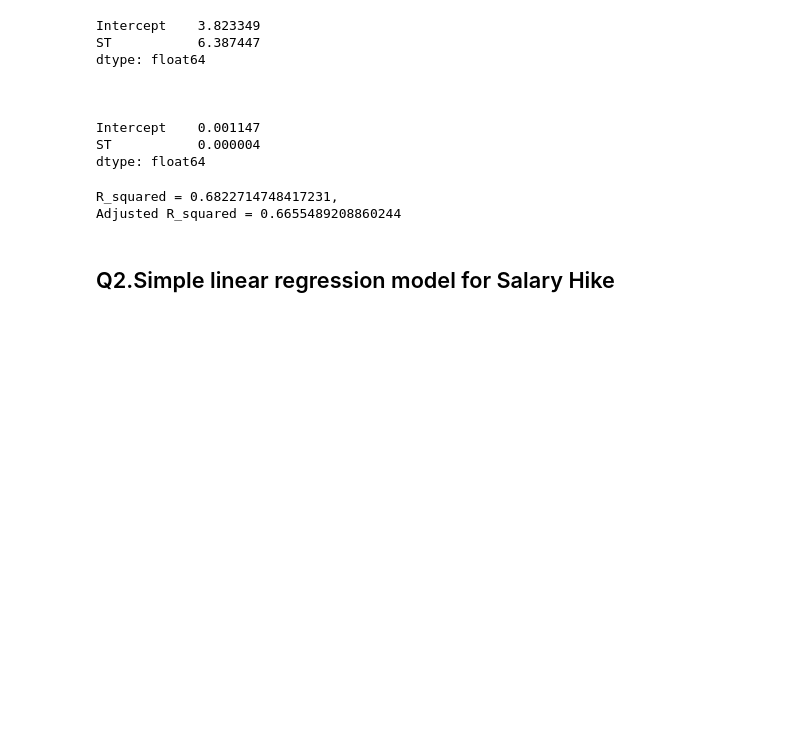
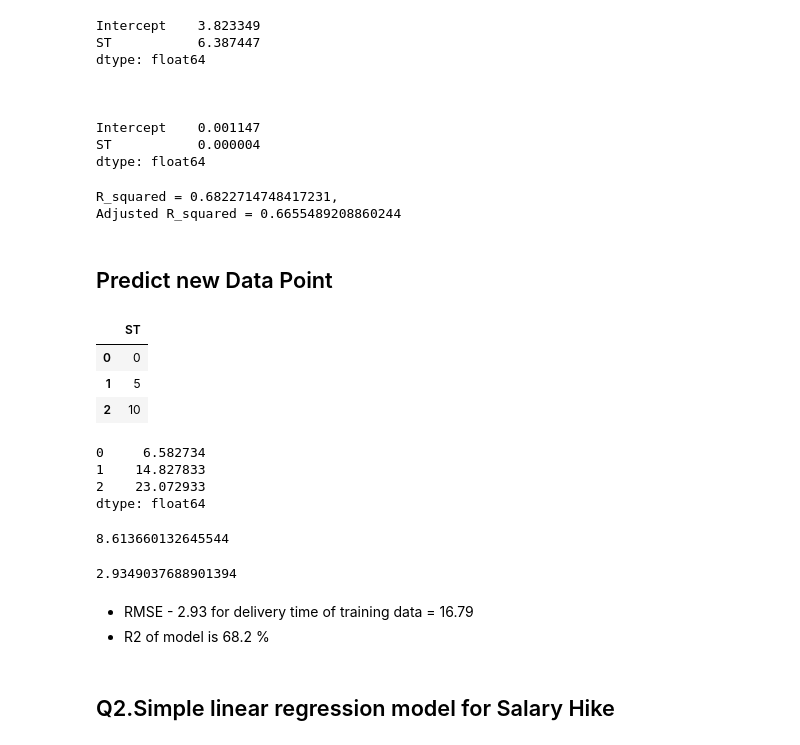
Before and after one commit to RadhaRamanJha/PythonCodes, a Jupyter notebook: DS_quick/Linear_models/Simple_linear_regression.ipynb, the cells around one changed output. Cells and saved outputs as stored; diff of their text form; code cells hidden in the pictures; blank space fills up the shorter version.

Commit message:
Update on Linear model

```diff
--- a/DS_quick/Linear_models/Simple_linear_regression.ipynb
+++ b/DS_quick/Linear_models/Simple_linear_regression.ipynb
@@ -142,6 +142,37 @@ print(f"R_squared = {model.rsquared},\nAdjusted R_squared = {model.rsquared_adj}
 # %% [output]
 R_squared = 0.6822714748417231,
 Adjusted R_squared = 0.6655489208860244
+# %% [markdown]
+## Predict new Data Point
+# %%
+new_data = pd.array([0,5,10],dtype=np.int64)
+pred_data = pd.DataFrame(new_data,columns=['ST'])
+pred_data
+# %% [output]
+|  | ST |
+| 0 | 0 |
+| 1 | 5 |
+| 2 | 10 |
+# %%
+model.predict(pred_data)
+# %% [output]
+0     6.582734
+1    14.827833
+2    23.072933
+dtype: float64
+# %%
+model.mse_resid
+# %% [output]
+8.613660132645544
+# %%
+# mean Delivery Time of Training Data is 16.79
+# RMSE is
+np.sqrt(model.mse_resid)
+# %% [output]
+2.9349037688901394
+# %% [markdown]
++  RMSE -  2.93 for delivery time of training data = 16.79
++ R2 of model is 68.2 %
 # %% [markdown]
 ## Q2.Simple linear regression model for Salary Hike
 # %%
```
Also changed, not shown: parts of 5 cells of this notebook.
